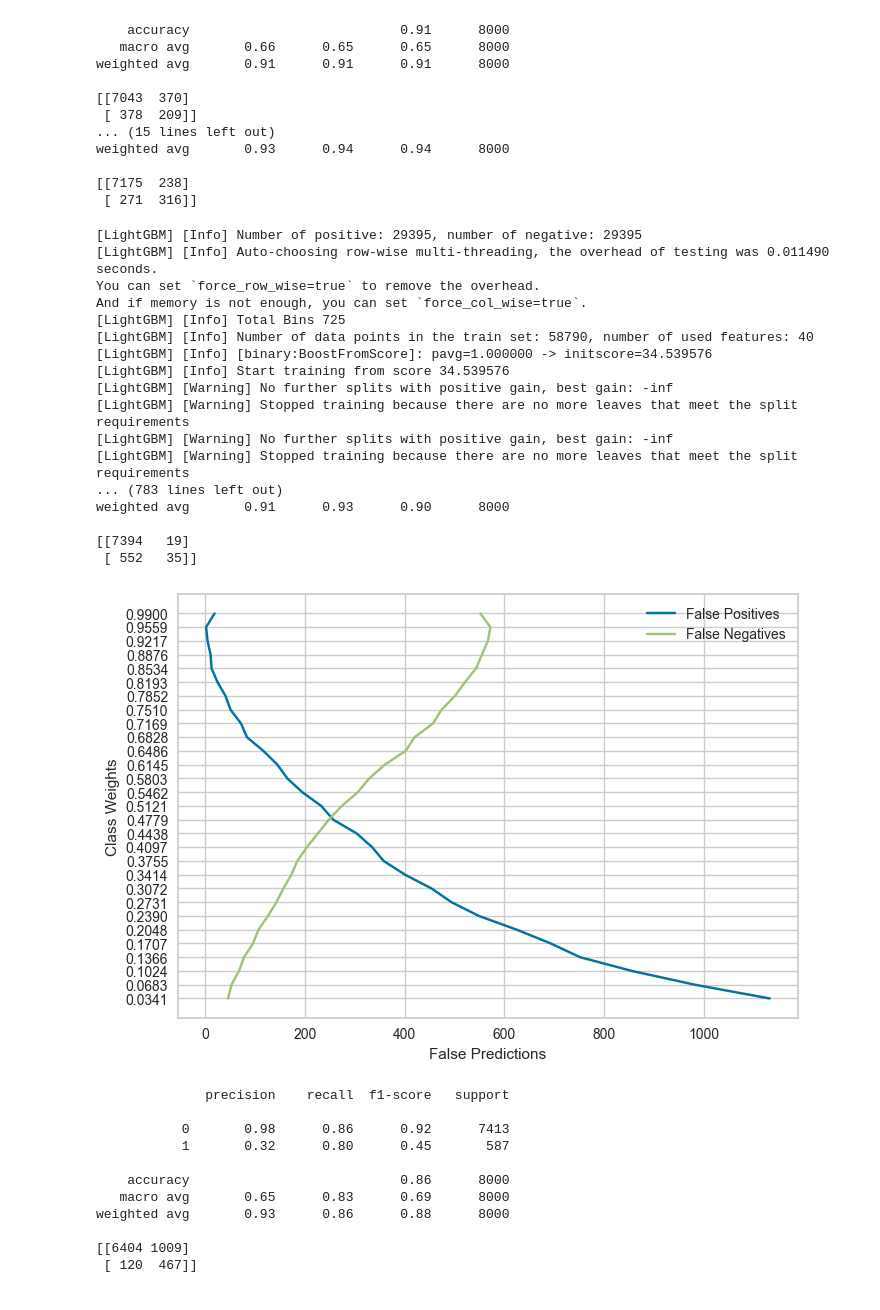
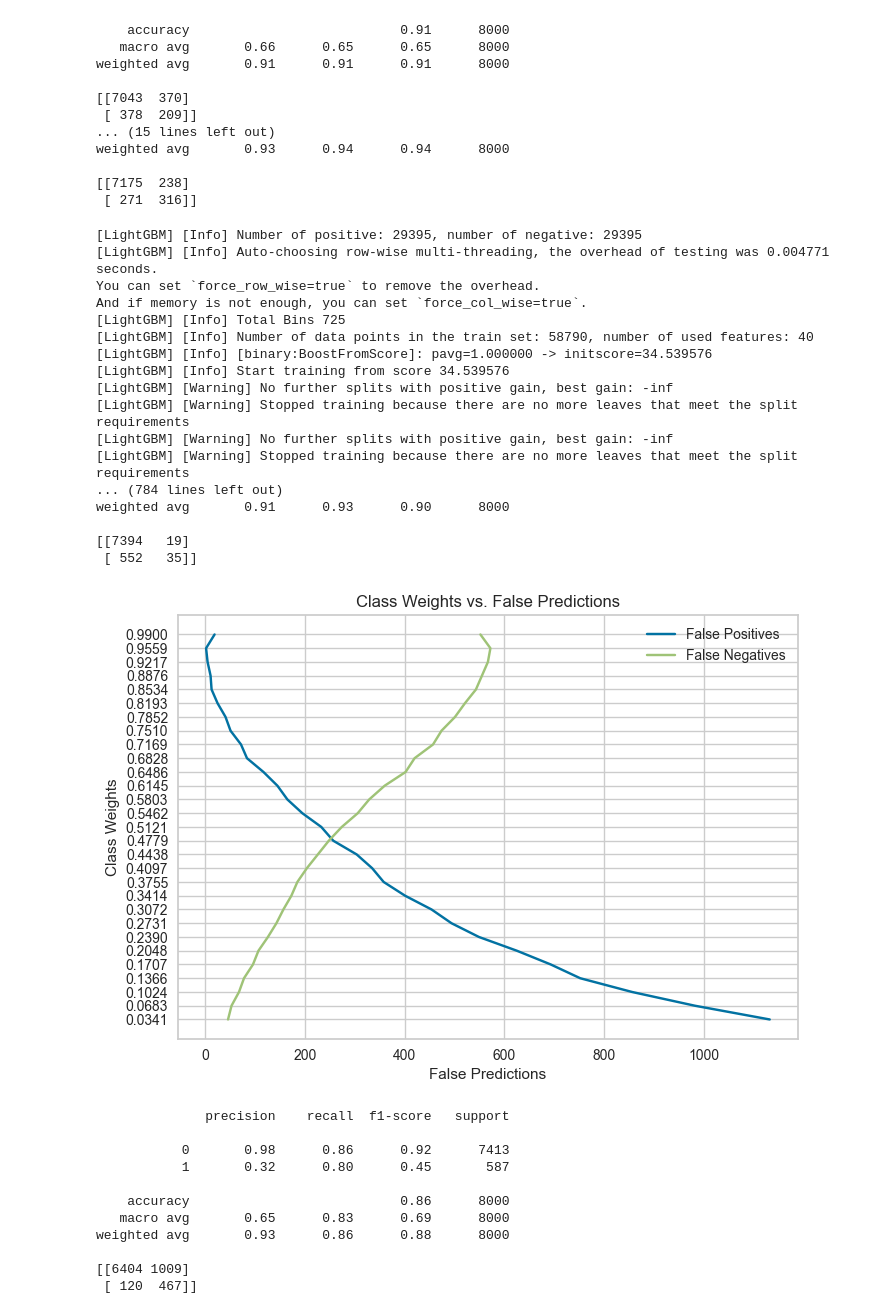
Before and after one commit to SmittyB00p/YeWM9P1Uy7KvrKRS, a Jupyter notebook: models.ipynb, the cells around one changed output. Cells and saved outputs as stored; diff of their text form; code cells hidden in the pictures.

```diff
--- a/models.ipynb
+++ b/models.ipynb
@@ -11,7 +11,7 @@ from sklearn.metrics import classification_report, confusion_matrix
 import warnings
 warnings.filterwarnings(action='ignore')
 # %%
-df_ = pd.read_parquet('Data/model-ready-term-deposit-marketing-2020.parquet')
+df_ = pd.read_csv('Data/model-ready-term-deposit-marketing-2020.csv')
 df_.head()
 # %% [output]
 |  | age | job | marital | education | default | balance | housing | loan | contact | day | month | ... |
@@ -23,3 +43,7 @@ df_.head()
+# %%
+for col in df_.columns:
+    if df_[col].dtype == 'object':
+        df_[col] = df_[col].astype('category')
 # %%
 df_.info()
 # %% [output]
@@ -376,7 +400,12 @@ params = {
     'max_iter': np.arange(200, 1000, 50)
 }
 
-random_grid_search = RandomizedSearchCV(estimator=svm, param_distributions=params, random_state=seed, cv=5, scoring='recall')
+random_grid_search = RandomizedSearchCV(estimator=svm,
+                                        param_distributions=params,
+                                        random_state=seed,
+                                        cv=5,
+                                        scoring='recall'
+                                        )
 
 random_grid_search.fit(X_train_resample, y_train_resample)
 
@@ -781,7 +809,7 @@ for i in class_weights:
 # print(false_neg_list)
 # %% [output]
 [LightGBM] [Info] Number of positive: 29395, number of negative: 29395
-[LightGBM] [Info] Auto-choosing row-wise multi-threading, the overhead of testing was 0.011490 seconds.
+[LightGBM] [Info] Auto-choosing row-wise multi-threading, the overhead of testing was 0.004771 seconds.
 You can set `force_row_wise=true` to remove the overhead.
 And if memory is not enough, you can set `force_col_wise=true`.
 [LightGBM] [Info] Total Bins 725
@@ -792,7 +820,7 @@ And if memory is not enough, you can set `force_col_wise=true`.
 [LightGBM] [Warning] Stopped training because there are no more leaves that meet the split requirements
 [LightGBM] [Warning] No further splits with positive gain, best gain: -inf
 [LightGBM] [Warning] Stopped training because there are no more leaves that meet the split requirements
-... (783 lines left out)
+... (784 lines left out)
 weighted avg       0.91      0.93      0.90      8000
 
 [[7394   19]
@@ -800,14 +828,15 @@ weighted avg       0.91      0.93      0.90      8000
 # %%
 plt.plot(false_pos_list[1:], class_weights[1:])
 plt.plot(false_neg_list[1:], class_weights[1:])
 # plt.plot(f1_list, class_weights)
 plt.yticks([i for i in class_weights[1:]])
 plt.xlabel('False Predictions')
 plt.ylabel('Class Weights')
 plt.legend(('False Positives', 'False Negatives'))
+plt.title('Class Weights vs. False Predictions')
 plt.show()
 # %% [output]
-[figure, old version]
+[figure, new version]
 # %%
 params = {
     'max_depth': np.arange(1,8),
```
Also changed, not shown: parts of 38 cells of this notebook.
